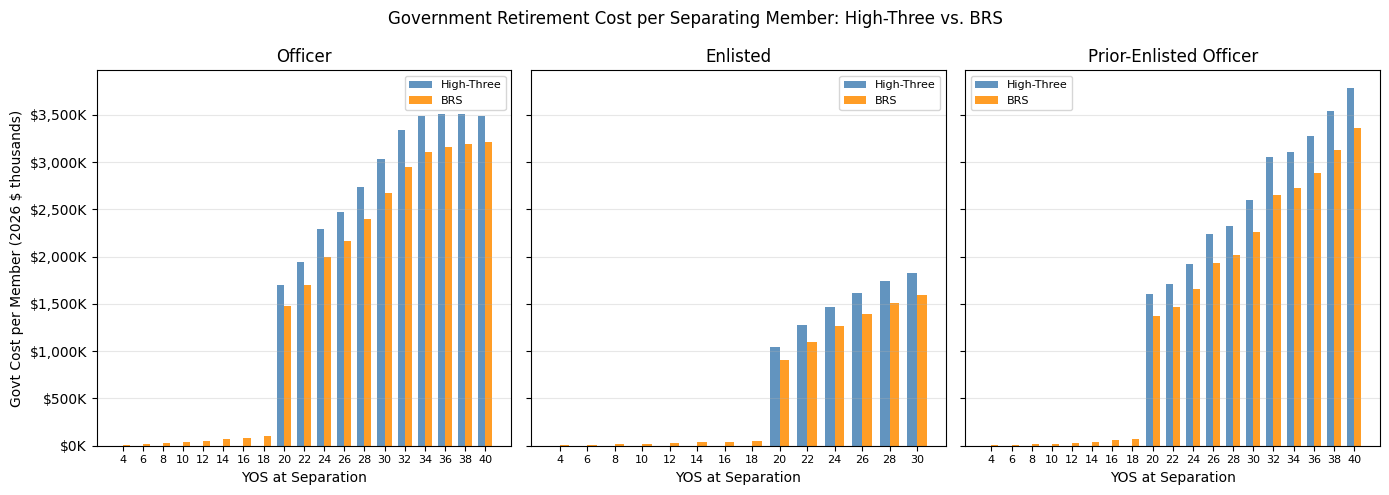
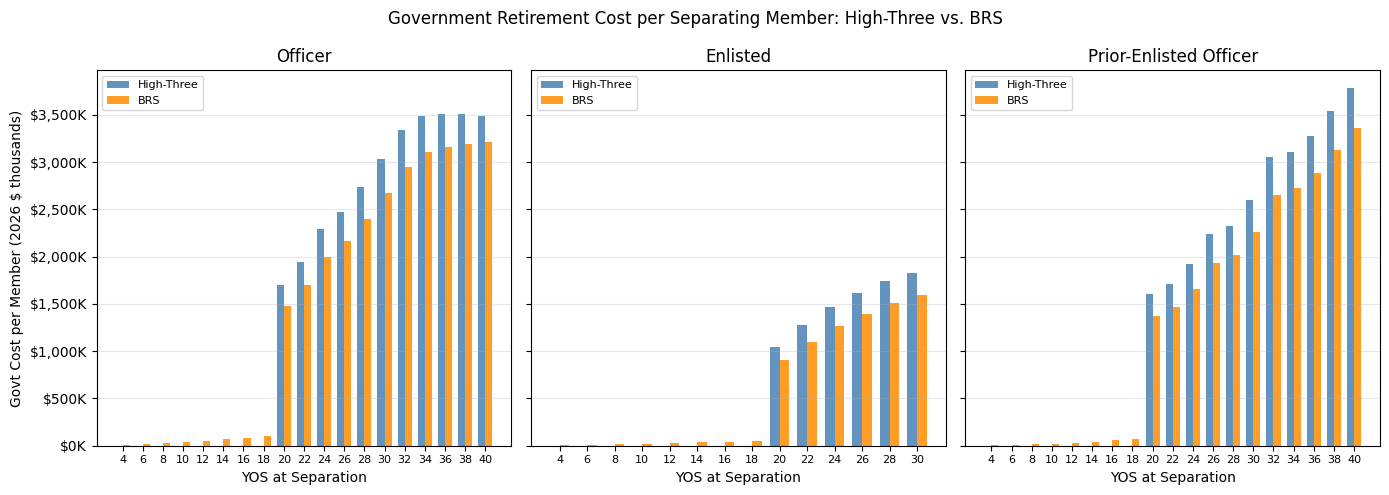
Unified diff of the notebook cell whose output changed from the first chart to the second:
--- before
+++ after
@@ -43,5 +43,5 @@
         )
     )
-    ax.legend(fontsize=8)
+    ax.legend(fontsize=8, loc="upper left")
     ax.grid(axis="y", alpha=0.3)
 

Commit: Pin govt-cost chart legends to upper left, clear of bars